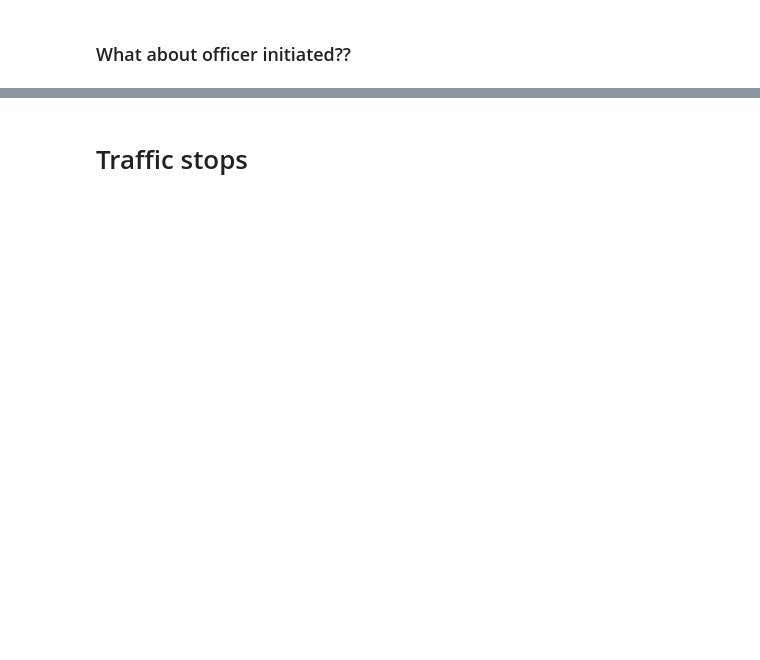
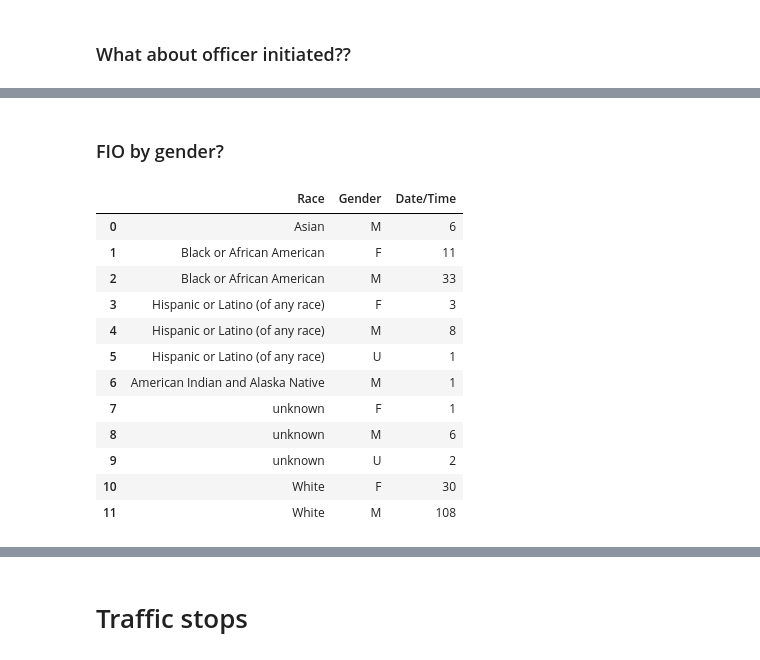
Before and after one commit to benyaminmk/DefundNPD, a Jupyter notebook: crime_spending_bias.ipynb, the cells around one changed output, grey strips where cells are left out. Drawn from its saved outputs; the diff is of its cells as text; code cells hidden in the pictures; blank space fills up the shorter version.

```diff
--- a/crime_spending_bias.ipynb
+++ b/crime_spending_bias.ipynb
@@ -123,0 +260,20 @@ print(f'If you are Latinx in Newton, you are {np.round(ratio_lattowhite,3)} time
+# %% [markdown]
+### FIO by gender?
+# %%
+a = fio.groupby(['Race','Gender']).count()['Date/Time'].reset_index()
+a['Race'] = a.Race.apply(map_demo_label)
+a
+# %% [output]
+|  | Race | Gender | Date/Time |
+| 0 | Asian | M | 6 |
+| 1 | Black or African American | F | 11 |
+| 2 | Black or African American | M | 33 |
+| 3 | Hispanic or Latino (of any race) | F | 3 |
+| 4 | Hispanic or Latino (of any race) | M | 8 |
+| 5 | Hispanic or Latino (of any race) | U | 1 |
+| 6 | American Indian and Alaska Native | M | 1 |
+| 7 | unknown | F | 1 |
+| 8 | unknown | M | 6 |
+| 9 | unknown | U | 2 |
+| 10 | White | F | 30 |
+| 11 | White | M | 108 |
```
Also changed, not shown: parts of 30 cells of this notebook, 9 other files.
